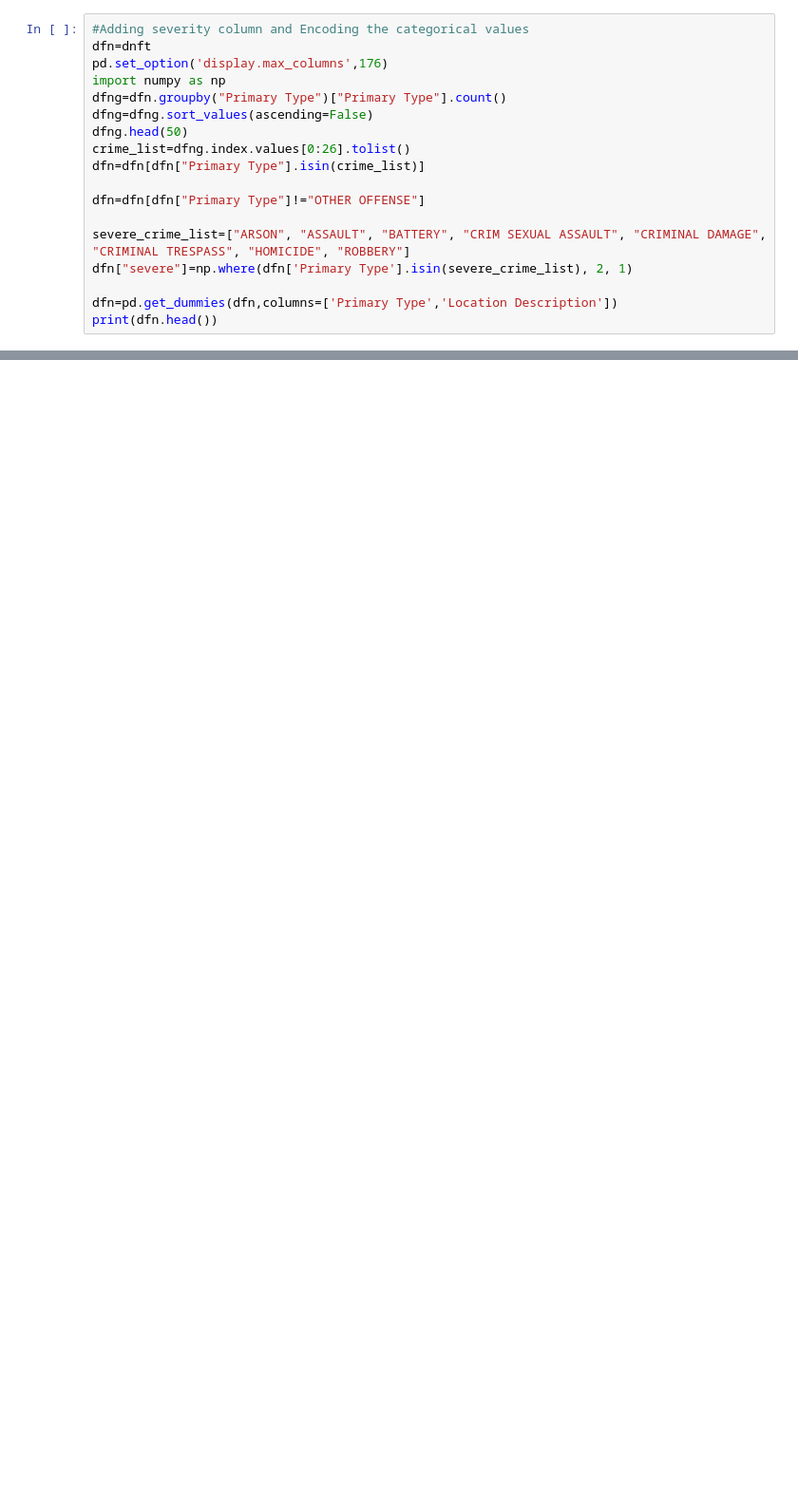
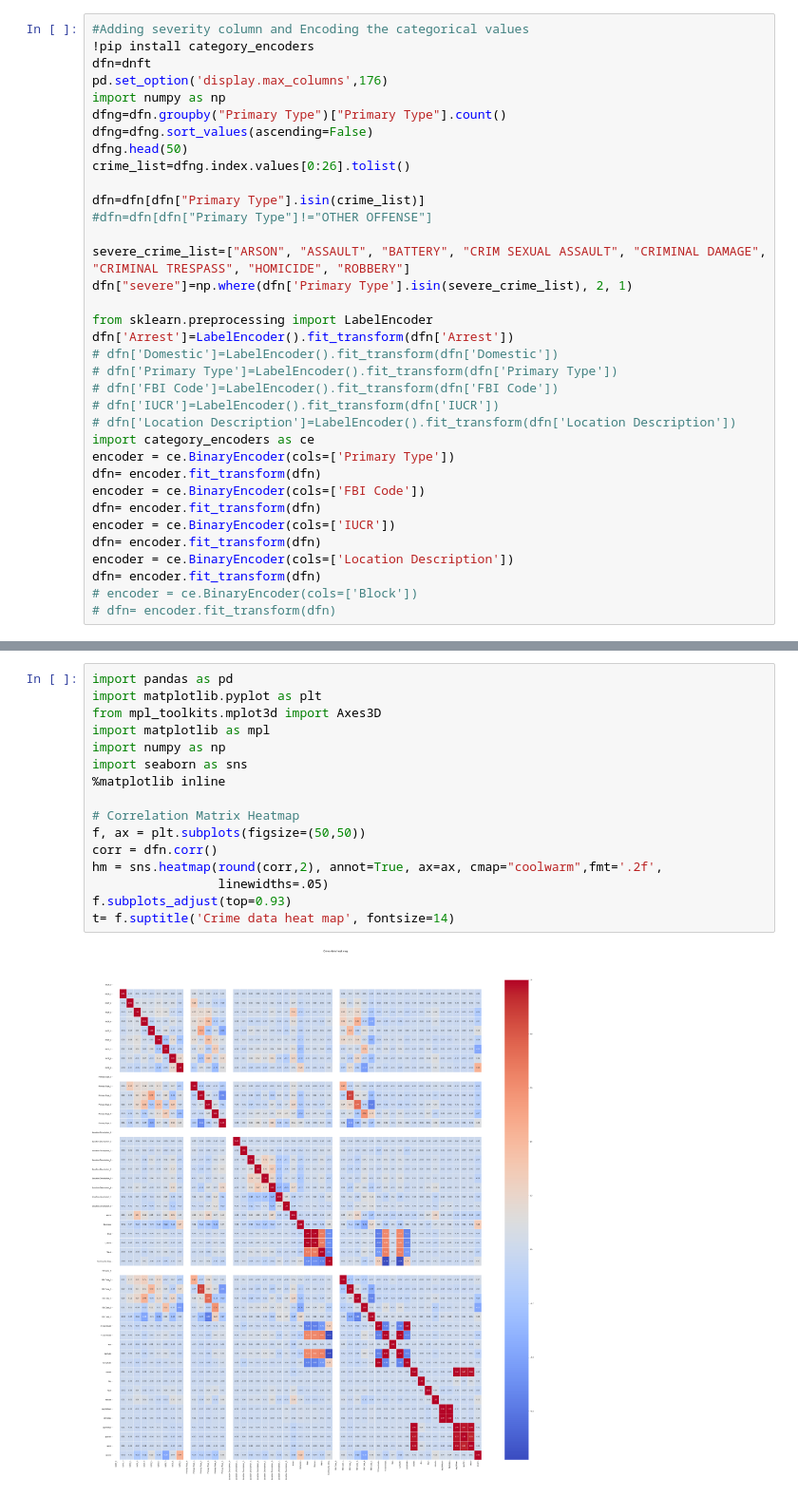
Before and after one commit to BINSHUMESH/ChicagoCrimePrediction, a Jupyter notebook: chicago_crime_data.ipynb, the cells around one changed output, grey strips where cells are left out. Shown at 95% size. Saved outputs shown, nothing was run; the diff lists cells and outputs as text; blank space fills up the shorter version.

```diff
--- a/chicago_crime_data.ipynb
+++ b/chicago_crime_data.ipynb
@@ -29,6 +43,7 @@ dfn=dfn.drop(['Date'],axis=1)
 dnft=dfn
 # %%
 #Adding severity column and Encoding the categorical values
+!pip install category_encoders
 dfn=dnft
 pd.set_option('display.max_columns',176)
 import numpy as np
@@ -36,13 +51,29 @@ dfng=dfn.groupby("Primary Type")["Primary Type"].count()
 dfng=dfng.sort_values(ascending=False)
 dfng.head(50)
 crime_list=dfng.index.values[0:26].tolist()
+
 dfn=dfn[dfn["Primary Type"].isin(crime_list)]
-
-dfn=dfn[dfn["Primary Type"]!="OTHER OFFENSE"]
+#dfn=dfn[dfn["Primary Type"]!="OTHER OFFENSE"]
 
 severe_crime_list=["ARSON", "ASSAULT", "BATTERY", "CRIM SEXUAL ASSAULT", "CRIMINAL DAMAGE", "CRIMINAL TRESPASS", "HOMICIDE", "ROBBERY"]
 dfn["severe"]=np.where(dfn['Primary Type'].isin(severe_crime_list), 2, 1)
 
-dfn=pd.get_dummies(dfn,columns=['Primary Type','Location Description'])
-print(dfn.head())
+from sklearn.preprocessing import LabelEncoder
+dfn['Arrest']=LabelEncoder().fit_transform(dfn['Arrest'])
+# dfn['Domestic']=LabelEncoder().fit_transform(dfn['Domestic'])
+# dfn['Primary Type']=LabelEncoder().fit_transform(dfn['Primary Type'])
+# dfn['FBI Code']=LabelEncoder().fit_transform(dfn['FBI Code'])
+# dfn['IUCR']=LabelEncoder().fit_transform(dfn['IUCR'])
+# dfn['Location Description']=LabelEncoder().fit_transform(dfn['Location Description'])
+import category_encoders as ce
+encoder = ce.BinaryEncoder(cols=['Primary Type'])
+dfn= encoder.fit_transform(dfn)
+encoder = ce.BinaryEncoder(cols=['FBI Code'])
+dfn= encoder.fit_transform(dfn)
+encoder = ce.BinaryEncoder(cols=['IUCR'])
+dfn= encoder.fit_transform(dfn)
+encoder = ce.BinaryEncoder(cols=['Location Description'])
+dfn= encoder.fit_transform(dfn)
+# encoder = ce.BinaryEncoder(cols=['Block'])
+# dfn= encoder.fit_transform(dfn)
 # %% [output]
@@ -65,0 +100,18 @@ print(dfn.head())
+# %%
+import pandas as pd
+import matplotlib.pyplot as plt
+from mpl_toolkits.mplot3d import Axes3D
+import matplotlib as mpl
+import numpy as np
+import seaborn as sns
+%matplotlib inline
+
+# Correlation Matrix Heatmap
+f, ax = plt.subplots(figsize=(50,50))
+corr = dfn.corr()
+hm = sns.heatmap(round(corr,2), annot=True, ax=ax, cmap="coolwarm",fmt='.2f',
+                 linewidths=.05)
+f.subplots_adjust(top=0.93)
+t= f.suptitle('Crime data heat map', fontsize=14)
+# %% [output]
+[figure, added]
```
Also changed, not shown: parts of 12 cells of this notebook.
